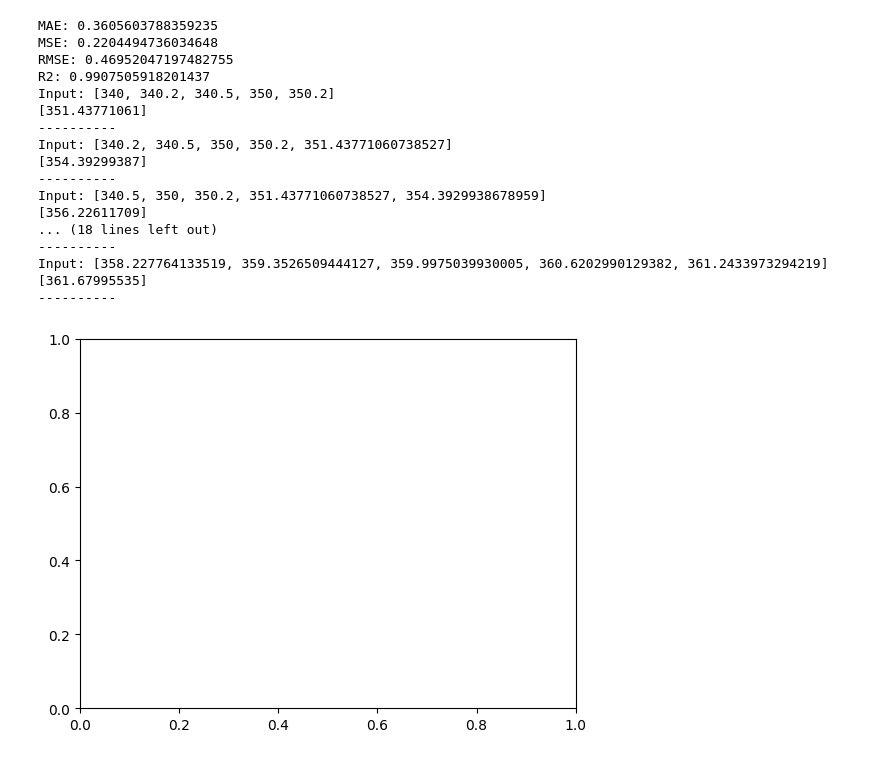
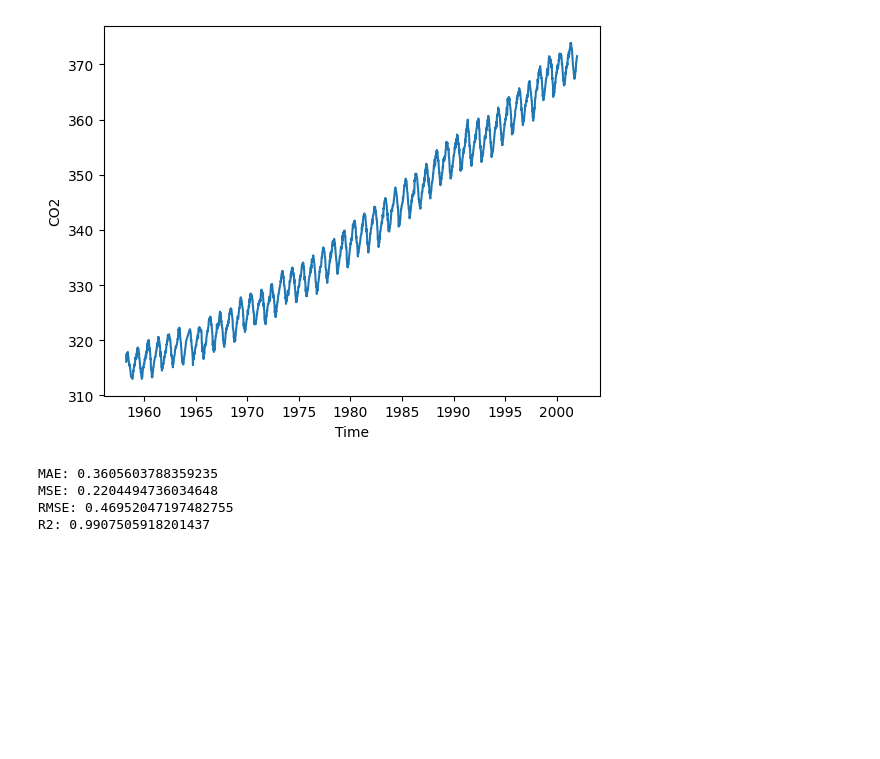
Before and after one commit to tuyenmon2201/Data-Science-ML, a Jupyter notebook: recursive_ts_forecasting/recursive_ts_forecasting.ipynb, the cells around one changed output. Saved outputs shown, nothing was run; the diff lists cells and outputs as text; code cells hidden in the pictures; blank space fills up the shorter version.

```diff
--- a/recursive_ts_forecasting/recursive_ts_forecasting.ipynb
+++ b/recursive_ts_forecasting/recursive_ts_forecasting.ipynb
@@ -22,67 +22,54 @@ data["co2"] = data["co2"].interpolate()  # Noi suy
 
 figure, axes = plt.subplots()
 # print(data.info())
-# axes.plot(data["time"], data["co2"])
-# axes.set_xlabel("Time")
-# axes.set_ylabel("CO2")
-# plt.show()
+axes.plot(data["time"], data["co2"])
+axes.set_xlabel("Time")
+axes.set_ylabel("CO2")
+plt.show()
 
 window_size = 5
 train_ratio = 0.8
 data = create_ts_data(data, window_size)
 num_samples = len(data)
 x = data.drop(["time", "target"], axis=1)
 y = data["target"]
 x_train = x[:int(train_ratio * num_samples)]
 y_train = y[:int(train_ratio * num_samples)]
 x_test = x[int(train_ratio * num_samples):]
 y_test = y[int(train_ratio * num_samples):]
 
 # print(data.corr())
 
 model = LinearRegression()
 model.fit(x_train, y_train)
 y_predict = model.predict(x_test)
 
 print("MAE: {}".format(mean_absolute_error(y_test, y_predict)))
 print("MSE: {}".format(mean_squared_error(y_test, y_predict)))
 print("RMSE: {}".format(root_mean_squared_error(y_test, y_predict)))
 print("R2: {}".format(r2_score(y_test, y_predict)))
 
 sample_input = [340, 340.2, 340.5, 350, 350.2]
 for i in range(10):
     print("Input: {}".format(sample_input))
     prediction = model.predict([sample_input])
     print(prediction)
     sample_input = sample_input[1:] + prediction.tolist()
     print("----------")
 
-# figure, axes = plt.subplots()
-# # print(data.info())
-# axes.plot(data["time"][:int(train_ratio * num_samples)], y_train, label="train")
-# axes.plot(data["time"][int(train_ratio * num_samples):], y_test, label="test")
-# axes.plot(data["time"][int(train_ratio * num_samples):], y_predict, label="prediction")
-# axes.set_xlabel("Time")
-# axes.set_ylabel("CO2")
-# axes.legend()
-# axes.grid()
-# plt.show()
+figure, axes = plt.subplots()
+# print(data.info())
+axes.plot(data["time"][:int(train_ratio * num_samples)], y_train, label="train")
+axes.plot(data["time"][int(train_ratio * num_samples):], y_test, label="test")
+axes.plot(data["time"][int(train_ratio * num_samples):], y_predict, label="prediction")
+axes.set_xlabel("Time")
+axes.set_ylabel("CO2")
+axes.legend()
+axes.grid()
+plt.show()
 # %% [output]
+[figure, new version]
 MAE: 0.3605603788359235
 MSE: 0.2204494736034648
 RMSE: 0.46952047197482755
 R2: 0.9907505918201437
-Input: [340, 340.2, 340.5, 350, 350.2]
-[351.43771061]
-----------
-Input: [340.2, 340.5, 350, 350.2, 351.43771060738527]
-[354.39299387]
-----------
-Input: [340.5, 350, 350.2, 351.43771060738527, 354.3929938678959]
-[356.22611709]
-... (18 lines left out)
-----------
-Input: [358.227764133519, 359.3526509444127, 359.9975039930005, 360.6202990129382, 361.2433973294219]
-[361.67995535]
-----------
-[figure, old version]
```
Also changed, not shown: 1 other file.
